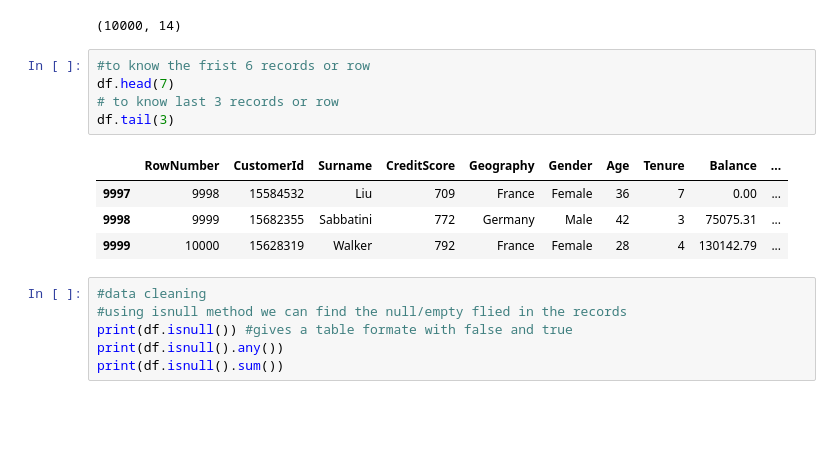
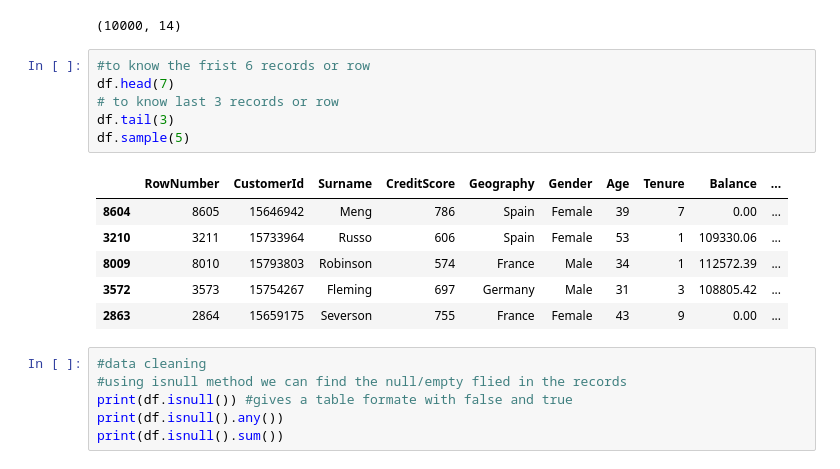
Before and after one commit to srinijalanda93/Machine-learning, a Jupyter notebook: Lab-1.ipynb, the cells around one changed output. Cells and saved outputs as stored; diff of their text form; blank space fills up the shorter version.

```diff
--- a/Lab-1.ipynb
+++ b/Lab-1.ipynb
@@ -37,13 +37,16 @@ df.shape
 # %%
 #to know the frist 6 records or row
 df.head(7)
 # to know last 3 records or row
 df.tail(3)
+df.sample(5)
 # %% [output]
 |  | RowNumber | CustomerId | Surname | CreditScore | Geography | Gender | Age | Tenure | Balance | ... |
-| 9997 | 9998 | 15584532 | Liu | 709 | France | Female | 36 | 7 | 0.00 | ... |
-| 9998 | 9999 | 15682355 | Sabbatini | 772 | Germany | Male | 42 | 3 | 75075.31 | ... |
-| 9999 | 10000 | 15628319 | Walker | 792 | France | Female | 28 | 4 | 130142.79 | ... |
+| 8604 | 8605 | 15646942 | Meng | 786 | Spain | Female | 39 | 7 | 0.00 | ... |
+| 3210 | 3211 | 15733964 | Russo | 606 | Spain | Female | 53 | 1 | 109330.06 | ... |
+| 8009 | 8010 | 15793803 | Robinson | 574 | France | Male | 34 | 1 | 112572.39 | ... |
+| 3572 | 3573 | 15754267 | Fleming | 697 | Germany | Male | 31 | 3 | 108805.42 | ... |
+| 2863 | 2864 | 15659175 | Severson | 755 | France | Female | 43 | 9 | 0.00 | ... |
 # %%
 #data cleaning
 #using isnull method we can find the null/empty flied in the records
```
Also changed, not shown: parts of 1 cell of this notebook, 5 other files.
